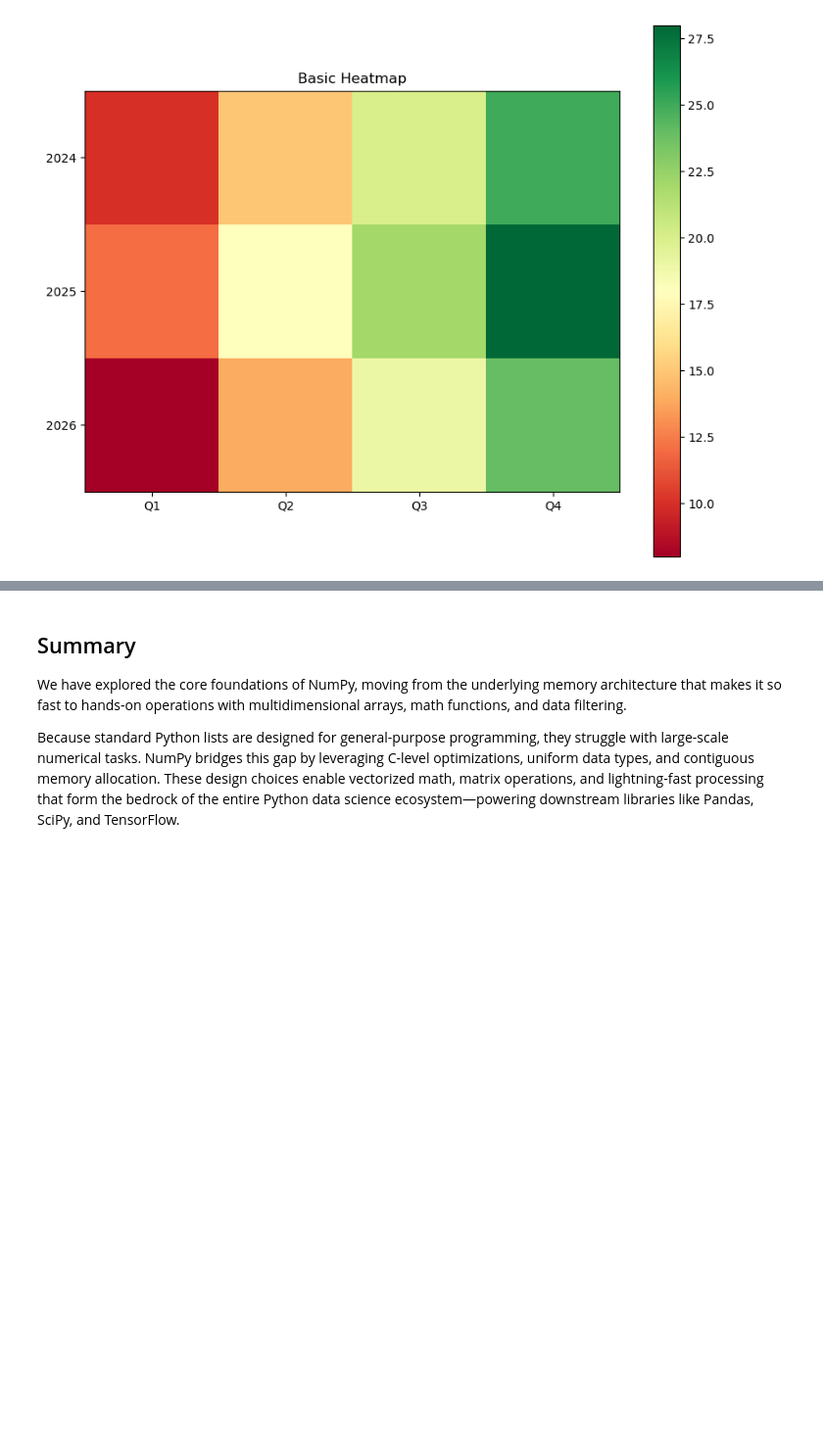
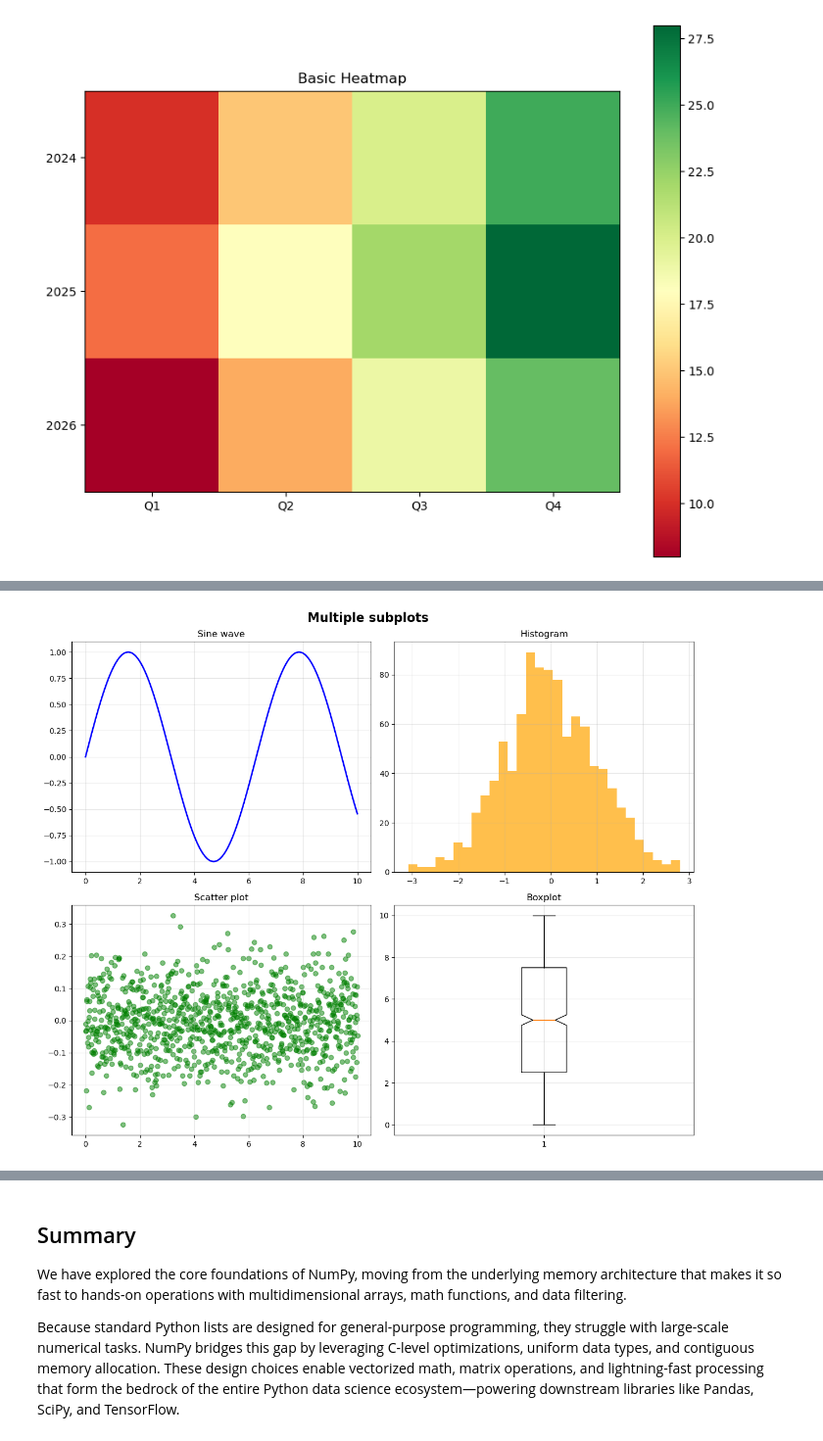
Before and after one commit to bizzaccelerator/Data-Science-Study-Notes, a Jupyter notebook: 7. Visualizing data.ipynb, the cells around one changed output, grey strips where cells are left out. Shown at 98% size. Cells and saved outputs as stored; diff of their text form; code cells hidden in the pictures; blank space fills up the shorter version.

Commit message:
Advanced customization in matplotlib is included in visualization file.

```diff
--- a/7. Visualizing data.ipynb
+++ b/7. Visualizing data.ipynb
@@ -441,0 +446,46 @@ plt.show()
+# %%
+# FIRST: The data
+x = np.linspace(0, 10, 1000)
+np.random.seed(54)
+y = np.random.normal(0, 1, 1000)
+
+# SECOND: then we create the figure
+fig, ax = plt.subplots( # With subplots the master canvas
+    2, # Number of graphs horizontally
+    2, # Number of graphs vertically
+    figsize = (12, 10)
+)
+fig.suptitle( #Adds the superior title
+    'Multiple subplots',
+    fontsize=16,
+    fontweight = 'bold'
+)
+
+# THIRD: Created the framework, we proceed to create each individual graph indicating their positions with [x-index, y-index].
+# indexes are counted from left to right and top to bottom
+
+# Top left: line plot (located at [0, 0] )
+ax[0, 0].plot(x, np.sin(x), 'b-', linewidth=2)
+ax[0, 0].set_title('Sine wave')
+ax[0, 0].grid(True, alpha = 0.3)
+
+# Top right: Histogram (located at [0, 1])
+ax[0, 1].hist(y, bins=30, color='orange', alpha=0.7)
+ax[0, 1].set_title('Histogram')
+ax[0, 1].grid(True, alpha=0.3)
+
+# bottom left: Scatter plot (located at [1, 0])
+ax[1, 0].scatter(x, np.random.normal(0, 0.1, 1000), color='green', alpha=0.5)
+ax[1, 0].set_title('Scatter plot')
+ax[1, 0].grid(True, alpha=0.3)
+
+# right bottom: Boxplot (located at [1, 1])
+ax[1, 1].boxplot(x, notch=True)
+ax[1, 1].set_title('Boxplot')
+ax[1, 1].grid(True, alpha = 0.3)
+
+# Show
+plt.tight_layout() # Adjust the space between them
+plt.show()
+# %% [output]
+[figure, added]
```
Also changed, not shown: parts of 3 cells of this notebook.
